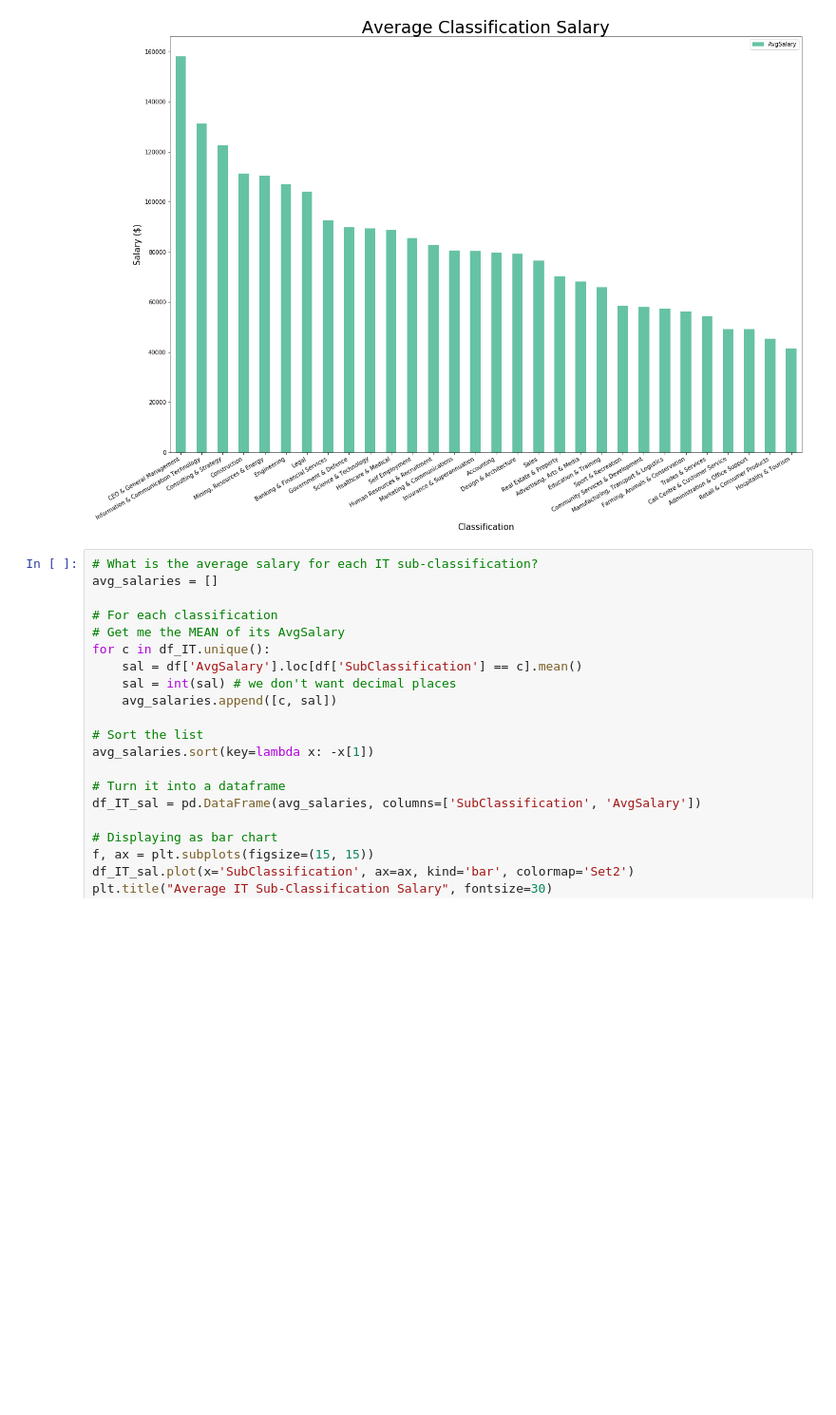
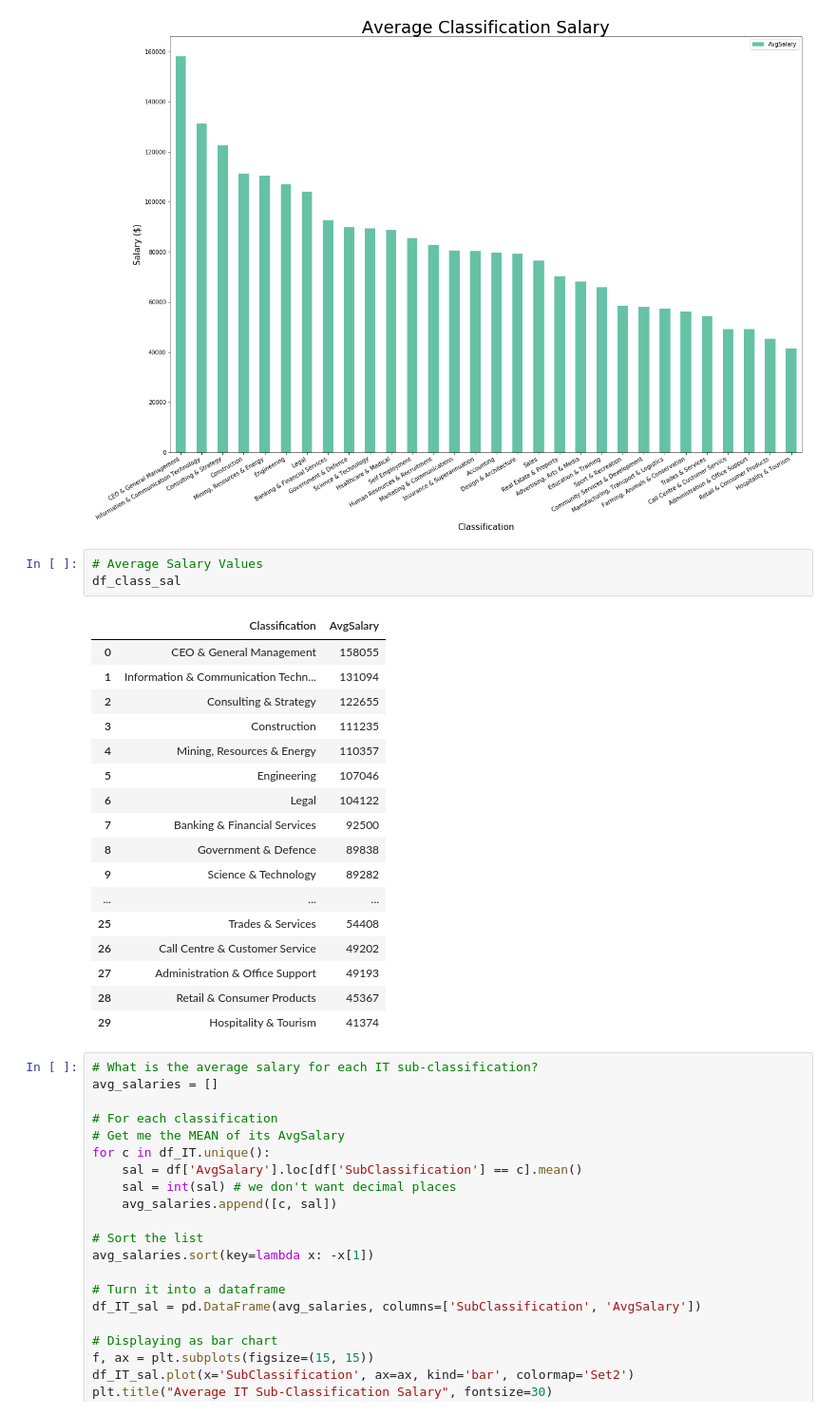
Before and after one commit to lucas-two/Job-Market-Analysis, a Jupyter notebook: src/assignment.ipynb, the cells around one changed output. Shown at 95% size. Saved outputs shown, nothing was run; the diff lists cells and outputs as text; blank space fills up the shorter version.

Commit message:
Classification documentation

```diff
--- a/src/assignment.ipynb
+++ b/src/assignment.ipynb
@@ -930,6 +930,27 @@ f.autofmt_xdate()
 plt.show()
 # %% [output]
 [figure]
+# %%
+# Average Salary Values
+df_class_sal
+# %% [output]
+|  | Classification | AvgSalary |
+| 0 | CEO & General Management | 158055 |
+| 1 | Information & Communication Techn... | 131094 |
+| 2 | Consulting & Strategy | 122655 |
+| 3 | Construction | 111235 |
+| 4 | Mining, Resources & Energy | 110357 |
+| 5 | Engineering | 107046 |
+| 6 | Legal | 104122 |
+| 7 | Banking & Financial Services | 92500 |
+| 8 | Government & Defence | 89838 |
+| 9 | Science & Technology | 89282 |
+| ... | ... | ... |
+| 25 | Trades & Services | 54408 |
+| 26 | Call Centre & Customer Service | 49202 |
+| 27 | Administration & Office Support | 49193 |
+| 28 | Retail & Consumer Products | 45367 |
+| 29 | Hospitality & Tourism | 41374 |
 # %%
 # What is the average salary for each IT sub-classification?
 avg_salaries = []
```
Also changed, not shown: parts of 3 cells of this notebook, 1 other file.
